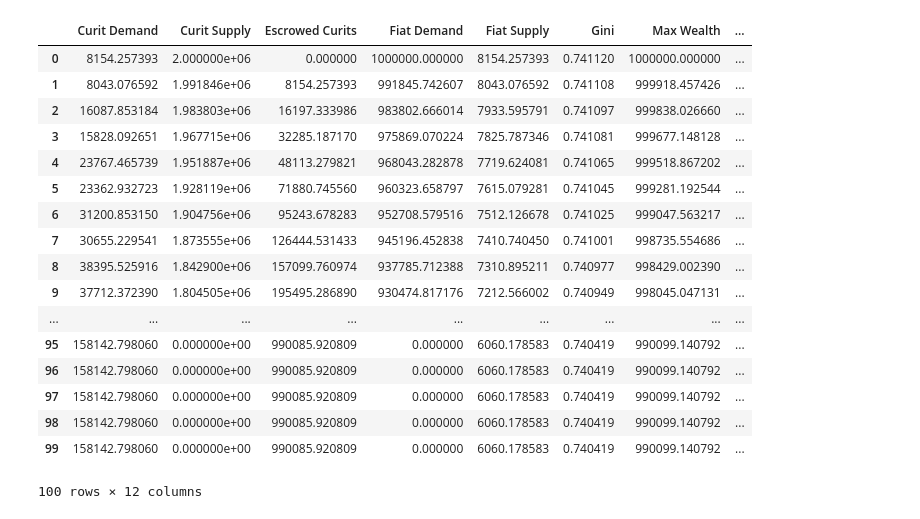
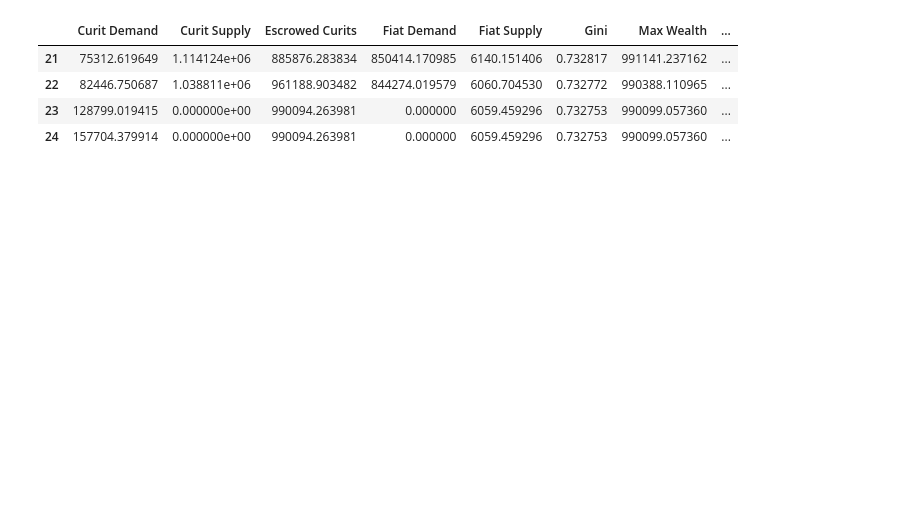
Before and after one commit to Synthetixio/simulation, a Jupyter notebook: simulation/Experiments.ipynb, the cells around one changed output. Drawn from its saved outputs; the diff is of its cells as text; code cells hidden in the pictures; blank space fills up the shorter version.

```diff
--- a/simulation/Experiments.ipynb
+++ b/simulation/Experiments.ipynb
@@ -11,7 +11,7 @@ sns.set_style("ticks")
 # Model Parameters
 
 num_agents = 1000
-ticks = 100
+ticks = 50
 # %%
 # Run the model here
 
@@ -32,21 +32,8 @@ $\text{Something weird is happening here at tick 22. Should determine what it is
 # %%
-df
+df[21:25]
 # %% [output]
 |  | Curit Demand | Curit Supply | Escrowed Curits | Fiat Demand | Fiat Supply | Gini | Max Wealth | ... |
-| 0 | 8154.257393 | 2.000000e+06 | 0.000000 | 1000000.000000 | 8154.257393 | 0.741120 | 1000000.000000 | ... |
-| 1 | 8043.076592 | 1.991846e+06 | 8154.257393 | 991845.742607 | 8043.076592 | 0.741108 | 999918.457426 | ... |
-| 2 | 16087.853184 | 1.983803e+06 | 16197.333986 | 983802.666014 | 7933.595791 | 0.741097 | 999838.026660 | ... |
-| 3 | 15828.092651 | 1.967715e+06 | 32285.187170 | 975869.070224 | 7825.787346 | 0.741081 | 999677.148128 | ... |
-| 4 | 23767.465739 | 1.951887e+06 | 48113.279821 | 968043.282878 | 7719.624081 | 0.741065 | 999518.867202 | ... |
-| 5 | 23362.932723 | 1.928119e+06 | 71880.745560 | 960323.658797 | 7615.079281 | 0.741045 | 999281.192544 | ... |
-| 6 | 31200.853150 | 1.904756e+06 | 95243.678283 | 952708.579516 | 7512.126678 | 0.741025 | 999047.563217 | ... |
-| 7 | 30655.229541 | 1.873555e+06 | 126444.531433 | 945196.452838 | 7410.740450 | 0.741001 | 998735.554686 | ... |
-| 8 | 38395.525916 | 1.842900e+06 | 157099.760974 | 937785.712388 | 7310.895211 | 0.740977 | 998429.002390 | ... |
-| 9 | 37712.372390 | 1.804505e+06 | 195495.286890 | 930474.817176 | 7212.566002 | 0.740949 | 998045.047131 | ... |
-| ... | ... | ... | ... | ... | ... | ... | ... | ... |
-| 95 | 158142.798060 | 0.000000e+00 | 990085.920809 | 0.000000 | 6060.178583 | 0.740419 | 990099.140792 | ... |
-| 96 | 158142.798060 | 0.000000e+00 | 990085.920809 | 0.000000 | 6060.178583 | 0.740419 | 990099.140792 | ... |
-| 97 | 158142.798060 | 0.000000e+00 | 990085.920809 | 0.000000 | 6060.178583 | 0.740419 | 990099.140792 | ... |
-| 98 | 158142.798060 | 0.000000e+00 | 990085.920809 | 0.000000 | 6060.178583 | 0.740419 | 990099.140792 | ... |
-| 99 | 158142.798060 | 0.000000e+00 | 990085.920809 | 0.000000 | 6060.178583 | 0.740419 | 990099.140792 | ... |
+| 21 | 75312.619649 | 1.114124e+06 | 885876.283834 | 850414.170985 | 6140.151406 | 0.732817 | 991141.237162 | ... |
+| 22 | 82446.750687 | 1.038811e+06 | 961188.903482 | 844274.019579 | 6060.704530 | 0.732772 | 990388.110965 | ... |
+| 23 | 128799.019415 | 0.000000e+00 | 990094.263981 | 0.000000 | 6059.459296 | 0.732753 | 990099.057360 | ... |
+| 24 | 157704.379914 | 0.000000e+00 | 990094.263981 | 0.000000 | 6059.459296 | 0.732753 | 990099.057360 | ... |
-100 rows × 12 columns
```
Also changed, not shown: parts of 2 cells of this notebook.
